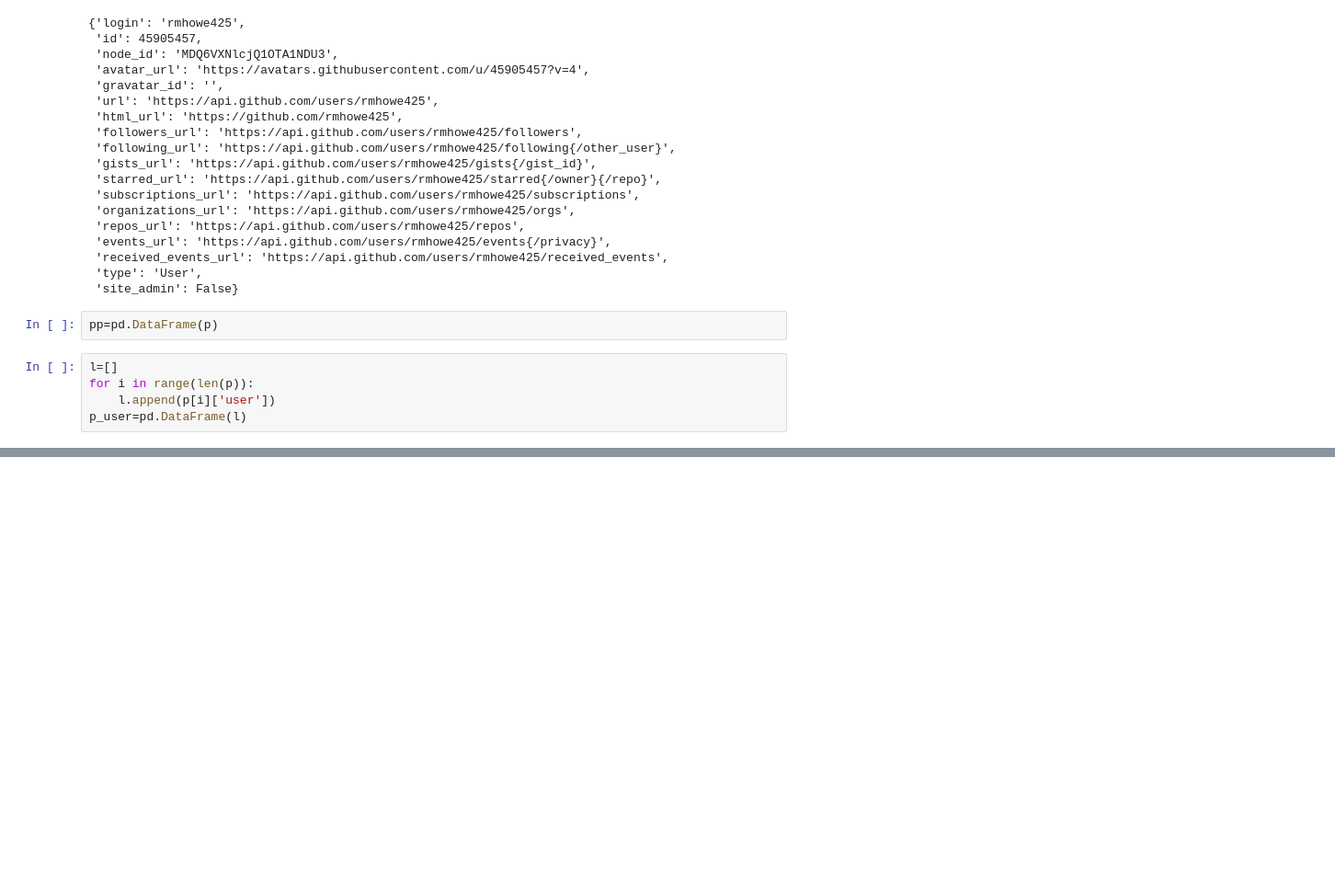
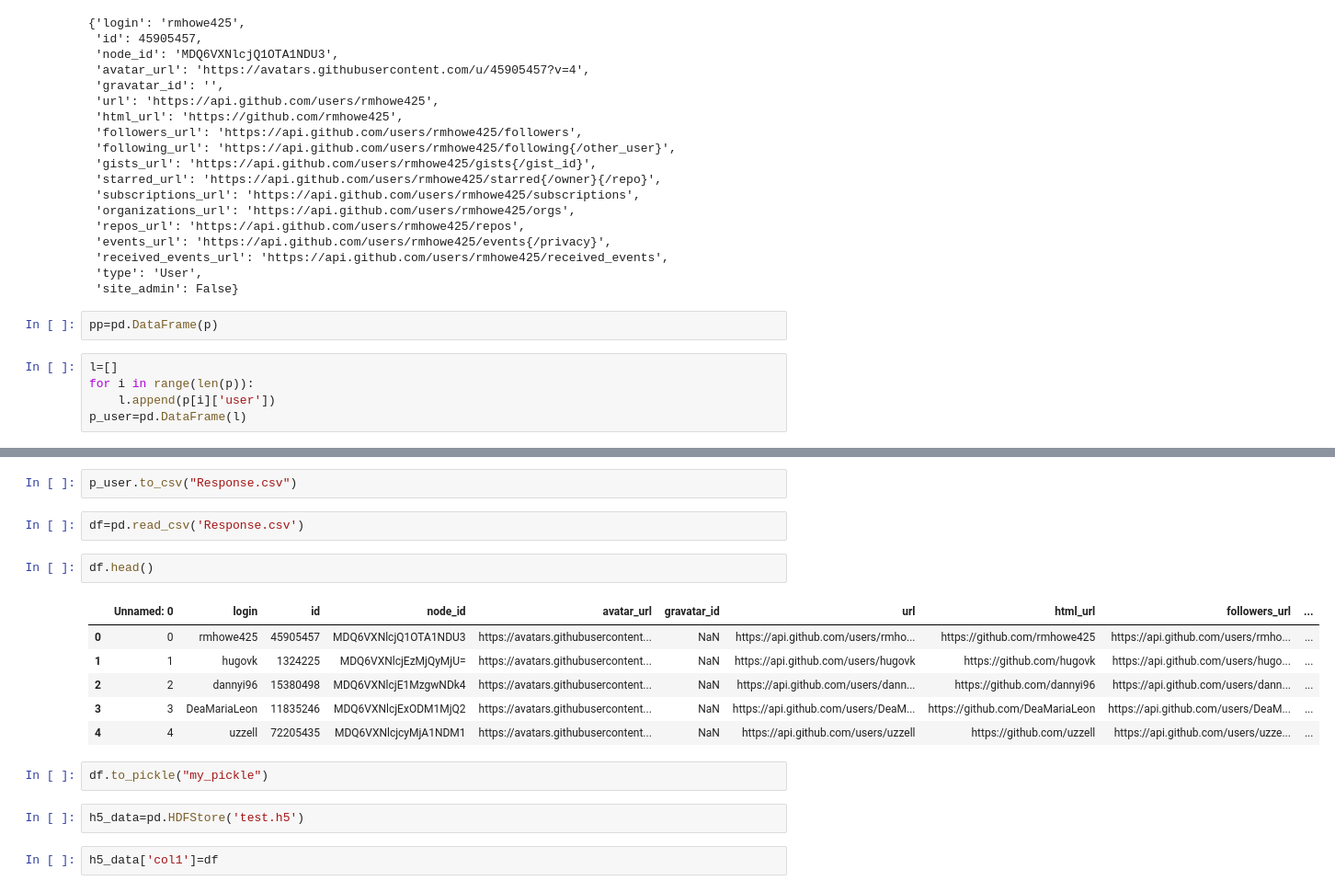
Before and after one commit to Shineuptillast/Python_learning, a Jupyter notebook: Pandas_Tutorial.ipynb, the cells around one changed output, grey strips where cells are left out. Shown: that part at 92% size. Saved outputs shown, nothing was run; the diff lists cells and outputs as text; blank space fills up the shorter version.

```diff
--- a/Pandas_Tutorial.ipynb
+++ b/Pandas_Tutorial.ipynb
@@ -345,3 +345,22 @@ p_user.head()
 | 2 | dannyi96 | 15380498 | MDQ6VXNlcjE1MzgwNDk4 | https://avatars.githubusercontent... |  | https://api.github.com/users/dann... | https://github.com/dannyi96 | https://api.github.com/users/dann... | https://api.github.com/users/dann... | ... |
 | 3 | DeaMariaLeon | 11835246 | MDQ6VXNlcjExODM1MjQ2 | https://avatars.githubusercontent... |  | https://api.github.com/users/DeaM... | https://github.com/DeaMariaLeon | https://api.github.com/users/DeaM... | https://api.github.com/users/DeaM... | ... |
 | 4 | uzzell | 72205435 | MDQ6VXNlcjcyMjA1NDM1 | https://avatars.githubusercontent... |  | https://api.github.com/users/uzzell | https://github.com/uzzell | https://api.github.com/users/uzze... | https://api.github.com/users/uzze... | ... |
+# %%
+p_user.to_csv("Response.csv")
+# %%
+df=pd.read_csv('Response.csv')
+# %%
+df.head()
+# %% [output]
+|  | Unnamed: 0 | login | id | node_id | avatar_url | gravatar_id | url | html_url | followers_url | ... |
+| 0 | 0 | rmhowe425 | 45905457 | MDQ6VXNlcjQ1OTA1NDU3 | https://avatars.githubusercontent... | NaN | https://api.github.com/users/rmho... | https://github.com/rmhowe425 | https://api.github.com/users/rmho... | ... |
+| 1 | 1 | hugovk | 1324225 | MDQ6VXNlcjEzMjQyMjU= | https://avatars.githubusercontent... | NaN | https://api.github.com/users/hugovk | https://github.com/hugovk | https://api.github.com/users/hugo... | ... |
+| 2 | 2 | dannyi96 | 15380498 | MDQ6VXNlcjE1MzgwNDk4 | https://avatars.githubusercontent... | NaN | https://api.github.com/users/dann... | https://github.com/dannyi96 | https://api.github.com/users/dann... | ... |
+| 3 | 3 | DeaMariaLeon | 11835246 | MDQ6VXNlcjExODM1MjQ2 | https://avatars.githubusercontent... | NaN | https://api.github.com/users/DeaM... | https://github.com/DeaMariaLeon | https://api.github.com/users/DeaM... | ... |
+| 4 | 4 | uzzell | 72205435 | MDQ6VXNlcjcyMjA1NDM1 | https://avatars.githubusercontent... | NaN | https://api.github.com/users/uzzell | https://github.com/uzzell | https://api.github.com/users/uzze... | ... |
+# %%
+df.to_pickle("my_pickle")
+# %%
+h5_data=pd.HDFStore('test.h5')
+# %%
+h5_data['col1']=df
```
Also changed, not shown: parts of 4 cells of this notebook.
